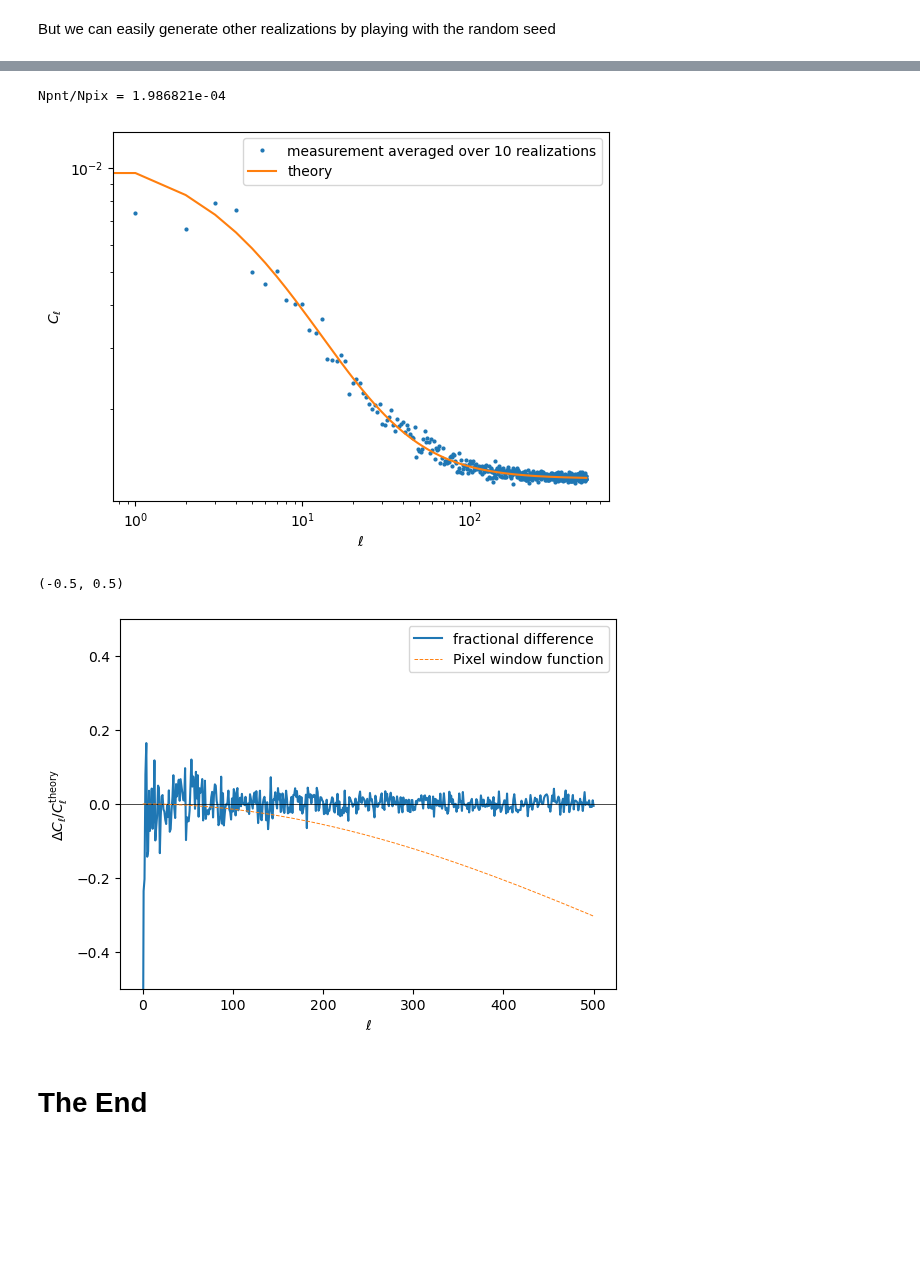
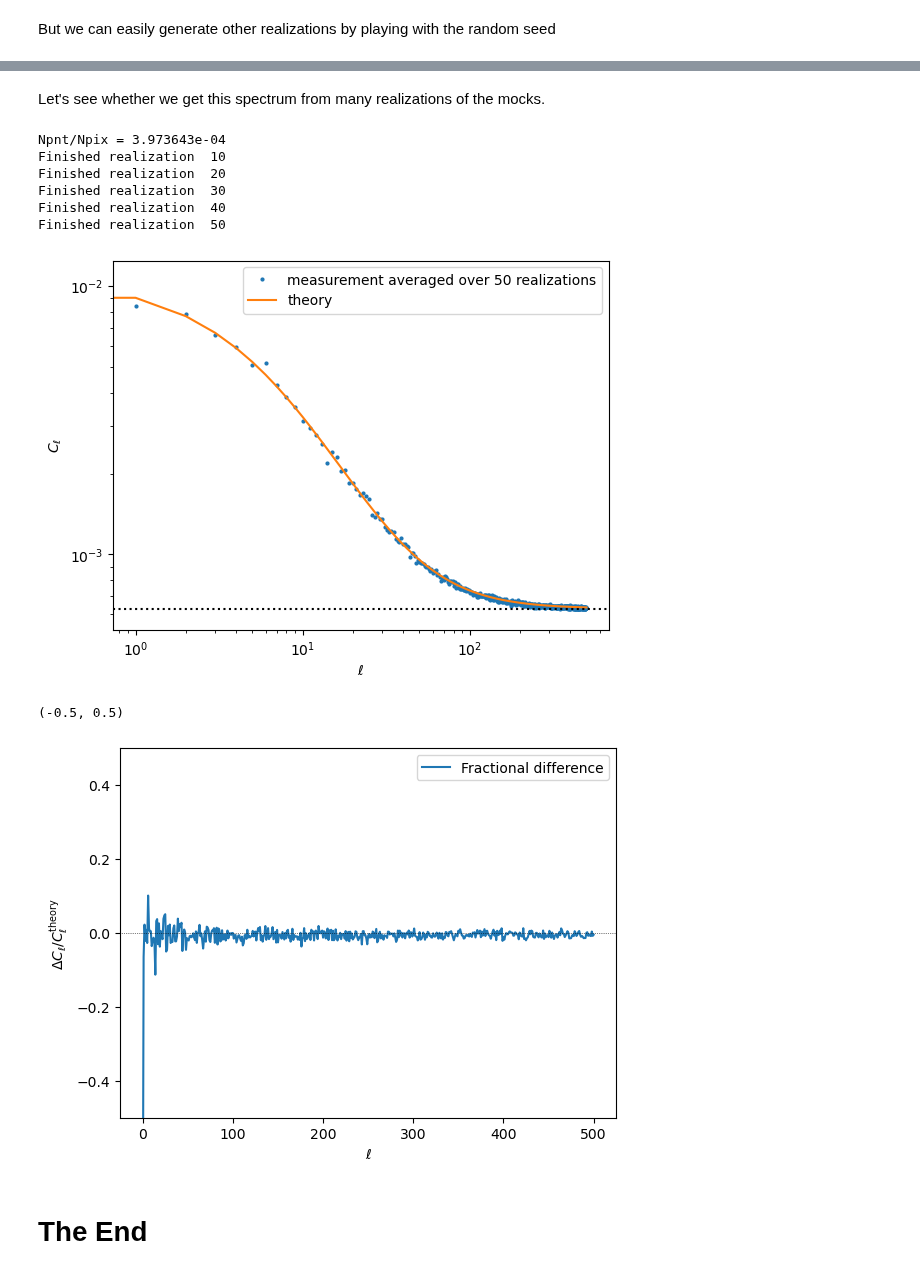
Before and after one commit to martinjameswhite/directsht, a Jupyter notebook: notebooks/making_mocks.ipynb, the cells around one changed output, grey strips where cells are left out. Saved outputs shown, nothing was run; the diff lists cells and outputs as text; code cells hidden in the pictures; blank space fills up the shorter version.

```diff
--- a/notebooks/making_mocks.ipynb
+++ b/notebooks/making_mocks.ipynb
@@ -45,7 +42,7 @@ def lognormal_catalog(Npnt,clg,nside=256, seed=None):
 # Generate points -- start with full sky
 ell  = np.arange(1000)
 ell0 = 10.
-clg  = 0.01 * (ell0/(ell+ell0))**(2.)
+clg  = 0.01 * (ell0/(ell+ell0))**2
 nside= 2048
 # Below we will cut to 1/4 of the sky, so let's
 # generate a full-sky map of 4x as many objects
@@ -143,54 +162,55 @@ Text(0.5, 1.0, 'Theory')
+# %% [markdown]
+Let's see whether we get this spectrum from many realizations of the mocks.
 # %%
-npnt_fullsky = 1e4
-lmax_out = 500
-
-# Let's compare to measurements on the full-sky sims
+# Let's compare to measurements on the full-sky
+npnt_fullsky,lmax_out = 2e4,500
 nbar = npnt_fullsky / (4*np.pi)
 #
 # Initialize a helper object from which to draw realizations
 nside_mockmaking = 2048 # We need Npnt<<Npix=12*nside^2
-Mocks_obj = LogNormalMocks(npnt_fullsky, nside=nside_mockmaking)
+Mocks_obj = LogNormalMocks(npnt_fullsky,nside=nside_mockmaking)
 print('Npnt/Npix = {:e}'.format(npnt_fullsky/(12*nside_mockmaking**2)))
+# Get the theory Cls
+cl_theory = Mocks_obj.get_theory_Cl(lmax_out=lmax_out,gauss_order=1000)
 #
 # Draw many realizations and average their measured Cls
-nside = 256
-Nmc = 10
+nside,Nmc  = 256,50
 cl_hat_avg = np.zeros(lmax_out+1)
 for i in range(Nmc):
-    t, p, w = Mocks_obj(verbose=False)
-    dmap_v2 = make_map(t,p,w,nside) /nbar - 1
-    #
-    cl_hat_avg += hp.anafast(dmap_v2, lmax=lmax_out)
-
-# Complete the average by diving by Nmc
+    t, p, w     = Mocks_obj(verbose=False)
+    dmap_v2     = make_map(t,p,w,nside) /nbar - 1
+    cl_hat_avg += hp.anafast(dmap_v2,lmax=lmax_out)
+    if (i+1)%10==0: print("Finished realization {:3d}".format(i+1))
 cl_hat_avg /= Nmc
-# Get the theory Cls
-cl_theory = Mocks_obj.get_theory_Cl(lmax_out=lmax_out, gauss_order=1000)
 # %% [output]
-Npnt/Npix = 1.986821e-04
+Npnt/Npix = 3.973643e-04
+Finished realization  10
+Finished realization  20
+Finished realization  30
+Finished realization  40
+Finished realization  50
 # %%
 plt.loglog(cl_hat_avg, ls='', marker='o', markersize=2,
            label='measurement averaged over {:d} realizations'.format(Nmc))
 plt.loglog(cl_theory, label='theory')
-
+plt.axhline(4*np.pi/float(Mocks_obj.Npnt),ls=':',color='k')
+#
 plt.legend()
 plt.ylabel(r'$C_\ell$')
 plt.xlabel(r'$\ell$')
 plt.show()
 # %% [output]
-[figure, old version]
+[figure, new version]
 # %%
-plt.plot((cl_hat_avg-cl_theory)/cl_theory, label='fractional difference')
-plt.axhline(0, ls='-', lw=0.5, color='k')
-# Plot the pixel window function for this pizelization
-pixwn = hp.pixwin(nside)[:(lmax_out+1)]
-plt.plot(pixwn**2-1, label='Pixel window function', ls='--', lw=0.7)
+plt.plot((cl_hat_avg-cl_theory)/cl_theory,label='Fractional difference')
+plt.axhline(0,ls=':',lw=0.5,color='k')
+#
 plt.legend()
 plt.ylabel(r'$\Delta C_\ell/C_\ell^{\mathrm{theory}}$')
 plt.xlabel(r'$\ell$')
 plt.ylim([-0.5,0.5])
 # %% [output]
 (-0.5, 0.5)
-[figure, old version]
+[figure, new version]
 # %% [markdown]
 # The End
```
Also changed, not shown: parts of 7 cells of this notebook.
